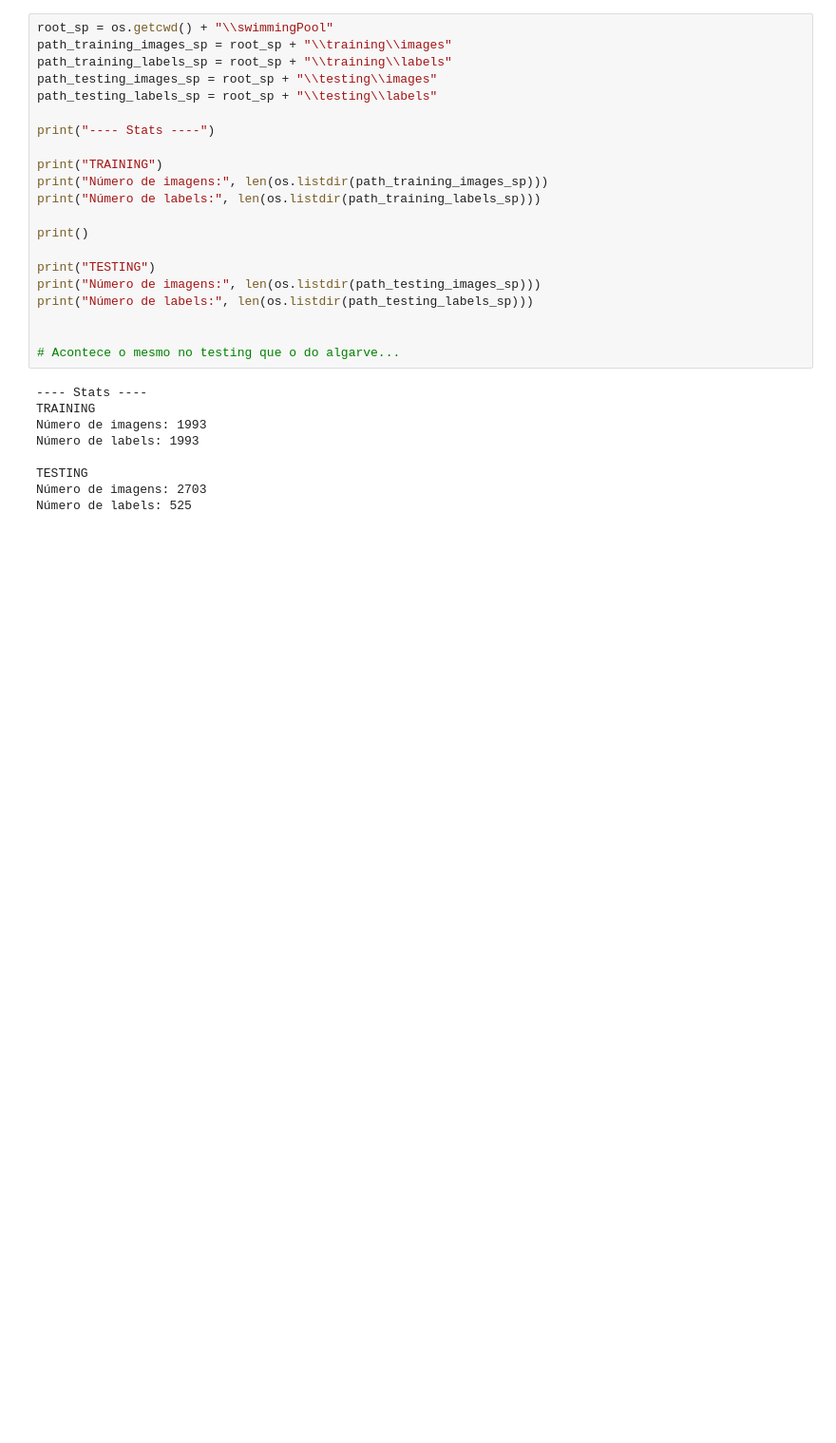
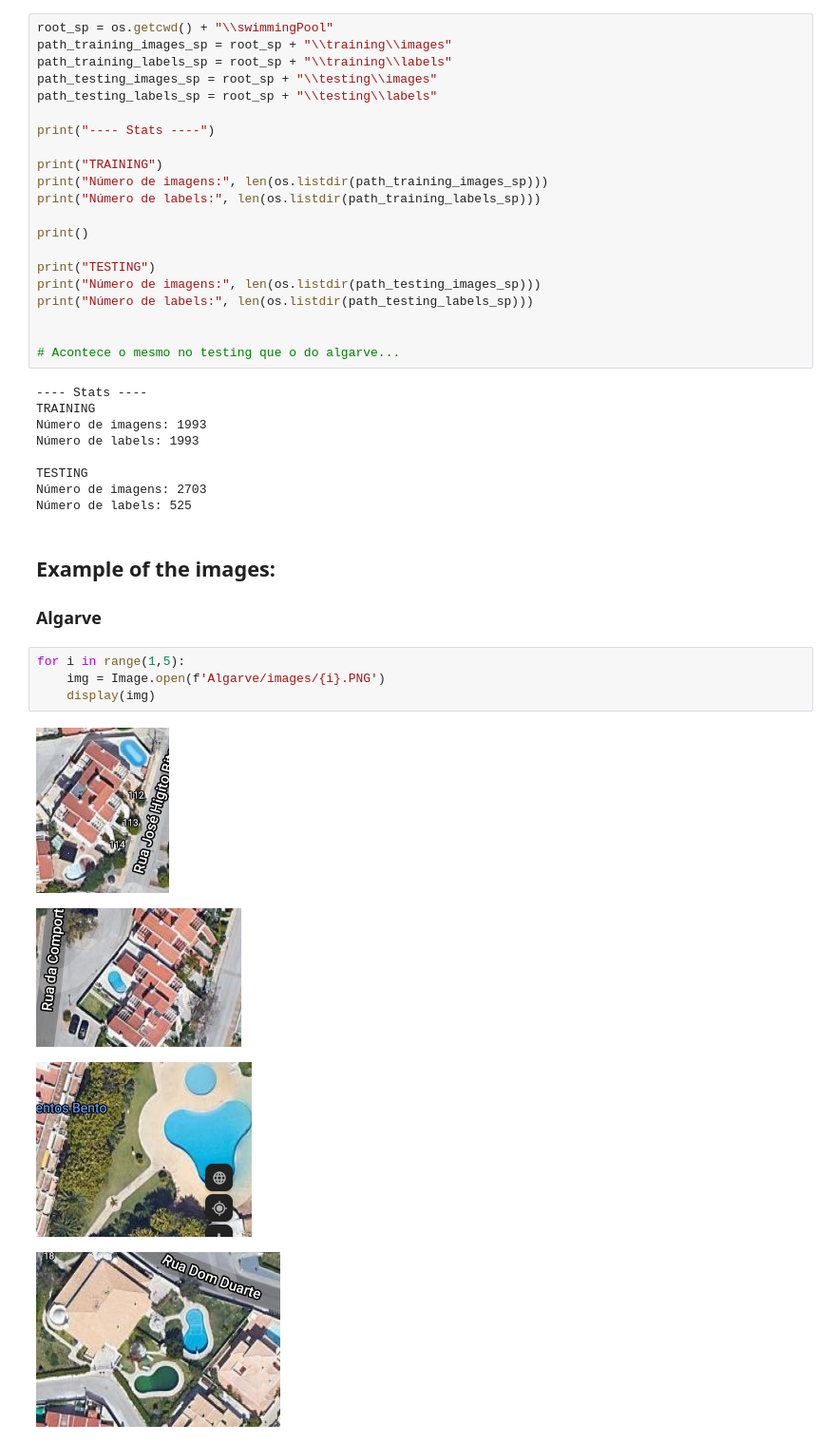
Before and after one commit to RomuloNogueira02/Deep-Learning-Project, a Jupyter notebook: dataset-info.ipynb, the cells around one changed output. Shown: that part at 95% size. Saved outputs shown, nothing was run; the diff lists cells and outputs as text; blank space fills up the shorter version.

Commit message:
Printing some images to check their size

```diff
--- a/dataset-info.ipynb
+++ b/dataset-info.ipynb
@@ -105,3 +107,16 @@ Número de labels: 1993
 TESTING
 Número de imagens: 2703
 Número de labels: 525
+# %% [markdown]
+## Example of the images:
+
+### Algarve
+# %%
+for i in range(1,5):
+    img = Image.open(f'Algarve/images/{i}.PNG')
+    display(img)
+# %% [output]
+[figure, added]
+[figure, added]
+[figure, added]
+[figure, added]
```
Also changed, not shown: parts of 4 cells of this notebook.
